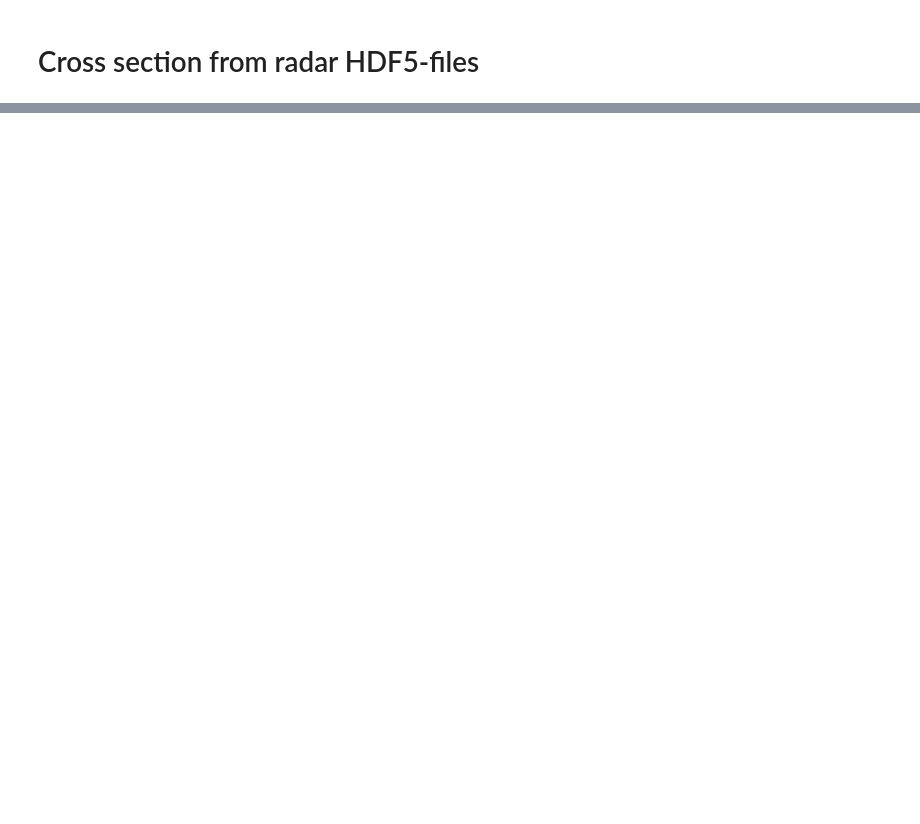
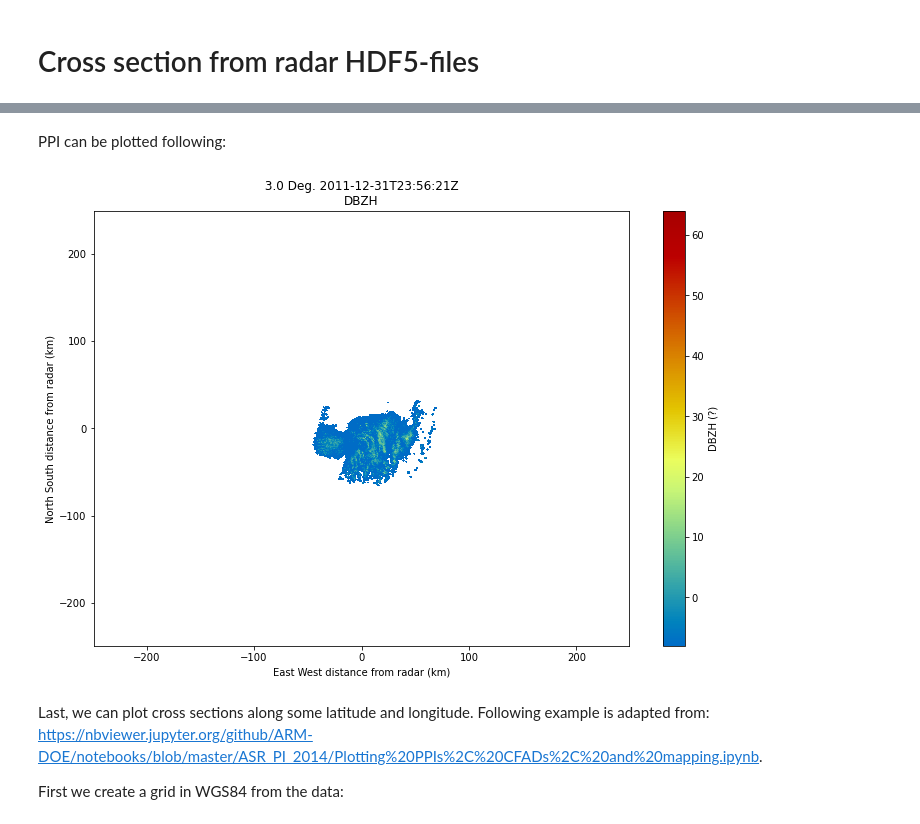
Before and after one commit to fmidev/opendata-resources, a Jupyter notebook: examples/python/radar-cross-section-from-hdf5.ipynb, the cells around one changed output, grey strips where cells are left out. Saved outputs shown, nothing was run; the diff lists cells and outputs as text; code cells hidden in the pictures; blank space fills up the shorter version.

```diff
--- a/examples/python/radar-cross-section-from-hdf5.ipynb
+++ b/examples/python/radar-cross-section-from-hdf5.ipynb
@@ -288,0 +133,15 @@ Precipitation sum at 63.1593,29.8346 (Koli, Finland) on 10th July 2020 is 8.11 m
+# %%
+radar = pyart.aux_io.read_odim_h5(fname, file_field_names=True)
+# %% [markdown]
+PPI can be plotted following:
+# %%
+display = pyart.graph.RadarDisplay(radar)
+my_figure = plt.figure(figsize=[12, 8])
+display.plot_ppi('DBZH', 1, vmin=-8, vmax=64)
+# %% [output]
+[figure, added]
+# %% [markdown]
+Last, we can plot cross sections along some latitude and longitude. Following example is adapted from:
+https://nbviewer.jupyter.org/github/ARM-DOE/notebooks/blob/master/ASR_PI_2014/Plotting%20PPIs%2C%20CFADs%2C%20and%20mapping.ipynb.
+
+First we create a grid in WGS84 from the data:
```
Also changed, not shown: parts of 39 cells of this notebook.
